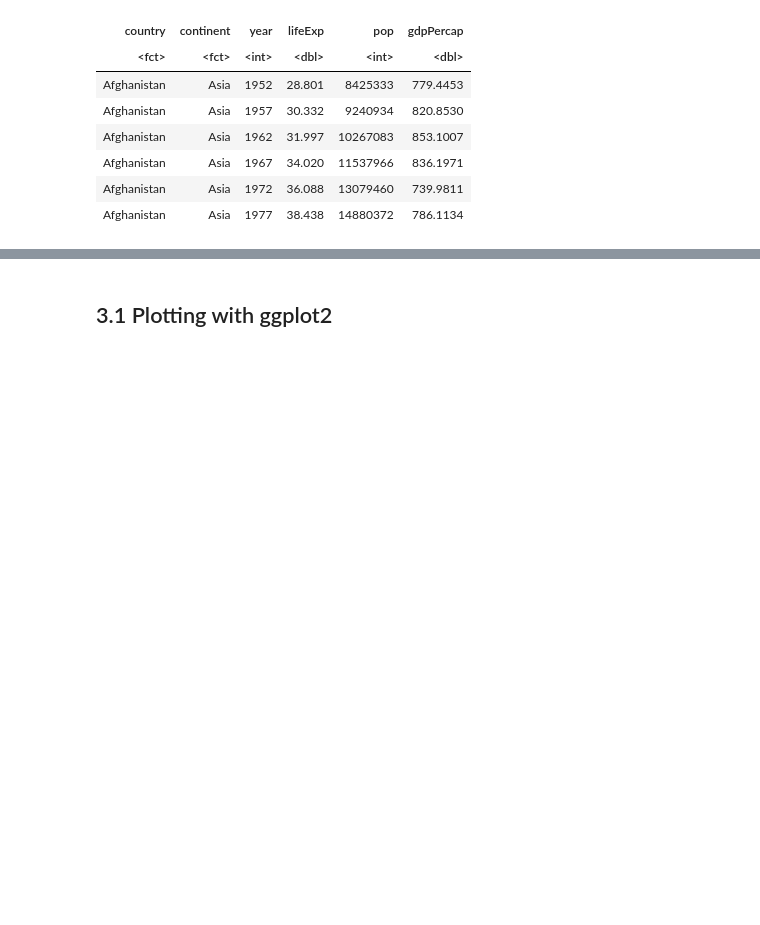
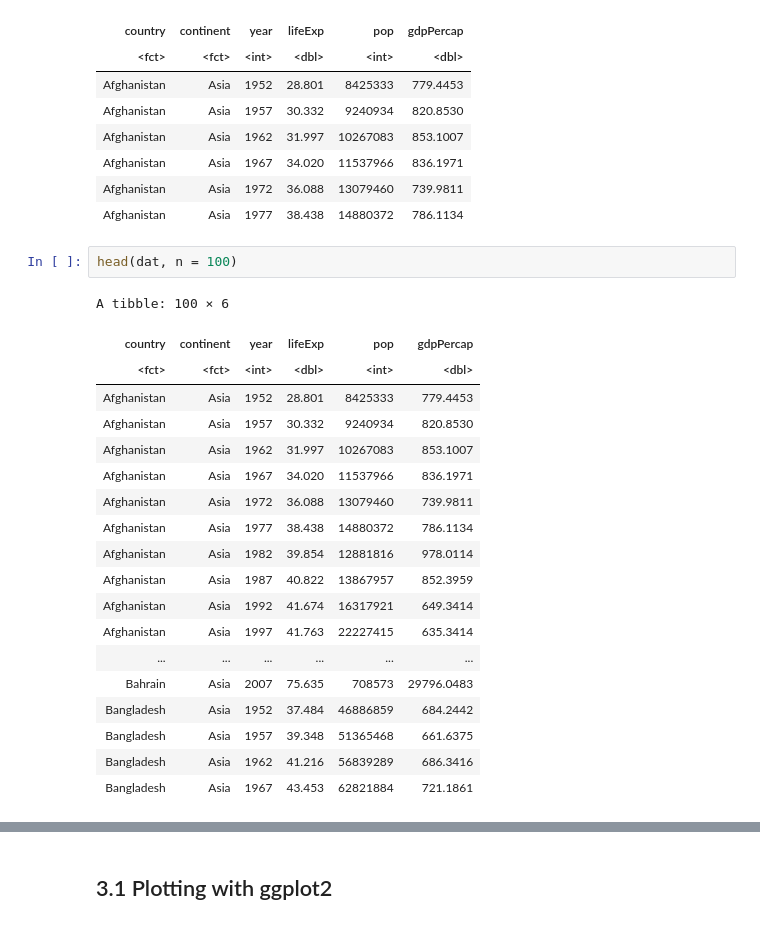
Before and after one commit to bosafoagyare/web-academic, a Jupyter notebook: content/courses/stats306-W22/Lab-Notes/lab01_solution.ipynb, the cells around one changed output, grey strips where cells are left out. Cells and saved outputs as stored; diff of their text form; blank space fills up the shorter version.

```diff
--- a/content/courses/stats306-W22/Lab-Notes/lab01_solution.ipynb
+++ b/content/courses/stats306-W22/Lab-Notes/lab01_solution.ipynb
@@ -220,5 +351,27 @@ A tibble: 6 × 6
 | Afghanistan | Asia | 1967 | 34.020 | 11537966 | 836.1971 |
 | Afghanistan | Asia | 1972 | 36.088 | 13079460 | 739.9811 |
 | Afghanistan | Asia | 1977 | 38.438 | 14880372 | 786.1134 |
+# %%
+head(dat, n = 100)
+# %% [output]
+A tibble: 100 × 6
+| country | continent | year | lifeExp | pop | gdpPercap |
+| <fct> | <fct> | <int> | <dbl> | <int> | <dbl> |
+| Afghanistan | Asia | 1952 | 28.801 | 8425333 | 779.4453 |
+| Afghanistan | Asia | 1957 | 30.332 | 9240934 | 820.8530 |
+| Afghanistan | Asia | 1962 | 31.997 | 10267083 | 853.1007 |
+| Afghanistan | Asia | 1967 | 34.020 | 11537966 | 836.1971 |
+| Afghanistan | Asia | 1972 | 36.088 | 13079460 | 739.9811 |
+| Afghanistan | Asia | 1977 | 38.438 | 14880372 | 786.1134 |
+| Afghanistan | Asia | 1982 | 39.854 | 12881816 | 978.0114 |
+| Afghanistan | Asia | 1987 | 40.822 | 13867957 | 852.3959 |
+| Afghanistan | Asia | 1992 | 41.674 | 16317921 | 649.3414 |
+| Afghanistan | Asia | 1997 | 41.763 | 22227415 | 635.3414 |
+| ... | ... | ... | ... | ... | ... |
+| Bahrain | Asia | 2007 | 75.635 | 708573 | 29796.0483 |
+| Bangladesh | Asia | 1952 | 37.484 | 46886859 | 684.2442 |
+| Bangladesh | Asia | 1957 | 39.348 | 51365468 | 661.6375 |
+| Bangladesh | Asia | 1962 | 41.216 | 56839289 | 686.3416 |
+| Bangladesh | Asia | 1967 | 43.453 | 62821884 | 721.1861 |
 # %%
 tail(dat) ## get last 6 rows
```
Also changed, not shown: parts of 49 cells of this notebook.
